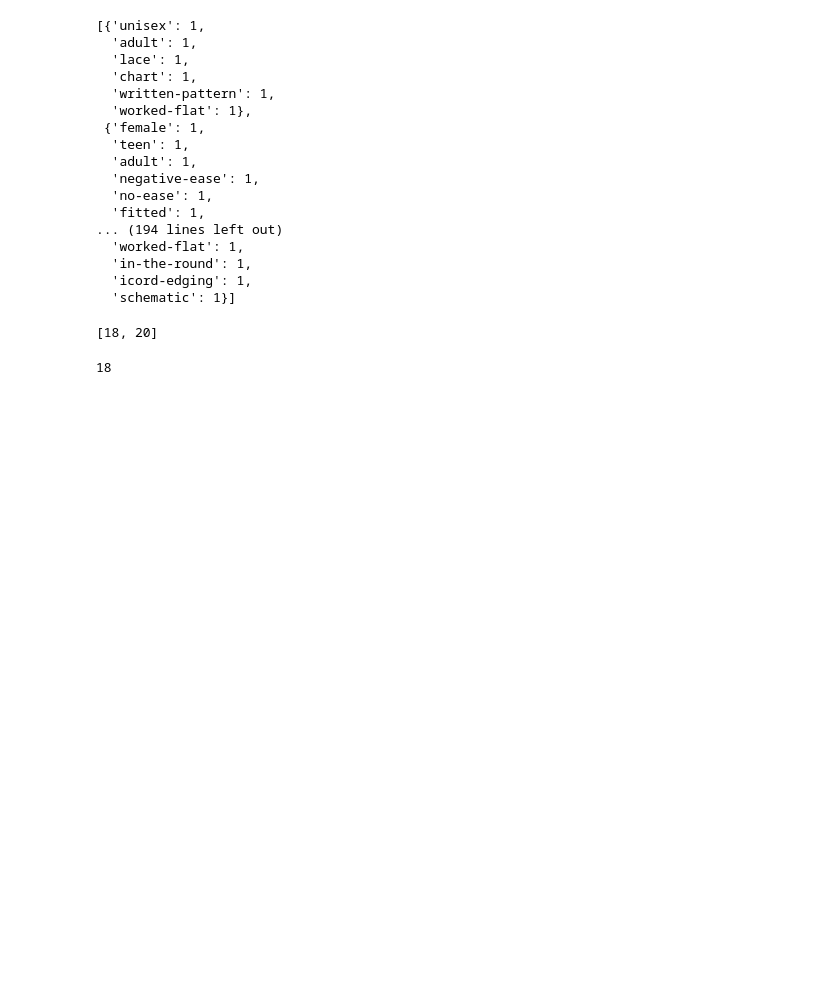
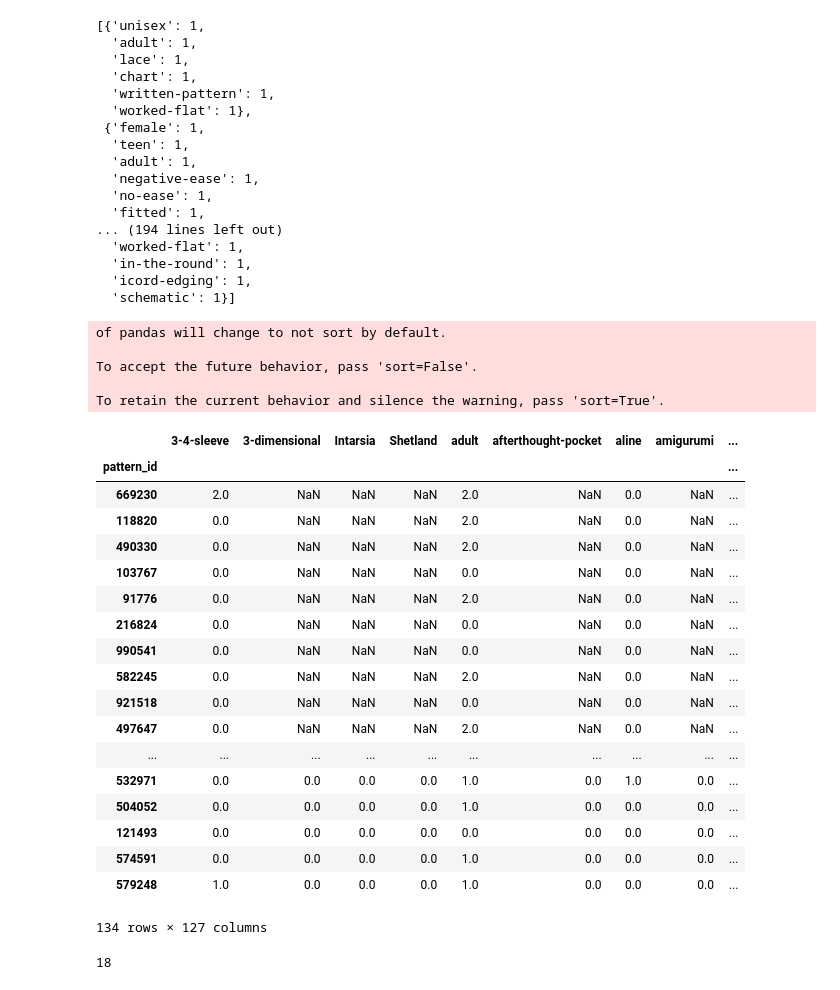
Before and after one commit to k-christensen/Ravelry, a Jupyter notebook: Ravelry_exp.ipynb, the cells around one changed output. Saved outputs shown, nothing was run; the diff lists cells and outputs as text; code cells hidden in the pictures; blank space fills up the shorter version.

```diff
--- a/Ravelry_exp.ipynb
+++ b/Ravelry_exp.ipynb
@@ -700,10 +700,14 @@ def proj_pattern_attr_to_count_df(pattern_list, attr_list):
 #     instead of each attr being one, like in the favs function, they're counted twice
     return df_attr
 
-def proj_and_fav_count_df(project_list, proj_attr, fav_list, fav_attr):
-    proj_df = proj_pattern_attr_to_count_df(project_list, proj_attr)
-    modified_fav_list = [pattern for pattern in fav_list if pattern not in project_list]
-    fav_df = fav_pattern_attr_to_count_df(modified_fav_list, fav_attr)
+def proj_and_fav_count_df(projects, favs):
+    project_code_list = list(projects.keys())
+    project_attr_list = list(projects.values())
+    proj_df = proj_pattern_attr_to_count_df(project_code_list,project_attr_list)
+    modified_favs = {k: v for k, v in favs.items() if k not in project_code_list}
+    fav_code_list = list(modified_favs.keys())
+    fav_attr_list = list(modified_favs.values())
+    fav_df = fav_pattern_attr_to_count_df(fav_code_list, fav_attr_list)
     proj_and_fav = pd.concat([proj_df, fav_df])
     return proj_and_fav
 # %%
@@ -712,17 +716,39 @@ def get_user_favs_and_projects(username):
     proj_list = get_project_list(username)
     checked_fav_list = problem_children(fav_list)
     checked_proj_list = problem_children(proj_list)
-    fav_attr = pattern_attr(checked_fav_list)
-    proj_attr = pattern_attr(checked_proj_list)
-#     issue: proj_attr returning attributes for 19 projects, checked proj list has 20????
-#     pf_df = proj_and_fav_count_df(checked_proj_list, proj_attr, checked_fav_list, fav_attr)
-    return [proj_attr, checked_proj_list]
+    favs = pattern_attr(checked_fav_list)
+    projs = pattern_attr(checked_proj_list)
+    pf_df = proj_and_fav_count_df(projs, favs)
+    return pf_df
-# %%
-proj = get_user_favs_and_projects('katec125')
-
-[len(proj[0]), len(proj[1])]
-# %% [output]
-[18, 20]
+# %%
+pf_df = get_user_favs_and_projects('katec125')
+
+pf_df
+# %% [output]
+of pandas will change to not sort by default.
+
+To accept the future behavior, pass 'sort=False'.
+
+To retain the current behavior and silence the warning, pass 'sort=True'.
+|  | 3-4-sleeve | 3-dimensional | Intarsia | Shetland | adult | afterthought-pocket | aline | amigurumi | ... |
+| pattern_id |  |  |  |  |  |  |  |  | ... |
+| 669230 | 2.0 | NaN | NaN | NaN | 2.0 | NaN | 0.0 | NaN | ... |
+| 118820 | 0.0 | NaN | NaN | NaN | 2.0 | NaN | 0.0 | NaN | ... |
+| 490330 | 0.0 | NaN | NaN | NaN | 2.0 | NaN | 0.0 | NaN | ... |
+| 103767 | 0.0 | NaN | NaN | NaN | 0.0 | NaN | 0.0 | NaN | ... |
+| 91776 | 0.0 | NaN | NaN | NaN | 2.0 | NaN | 0.0 | NaN | ... |
+| 216824 | 0.0 | NaN | NaN | NaN | 0.0 | NaN | 0.0 | NaN | ... |
+| 990541 | 0.0 | NaN | NaN | NaN | 0.0 | NaN | 0.0 | NaN | ... |
+| 582245 | 0.0 | NaN | NaN | NaN | 2.0 | NaN | 0.0 | NaN | ... |
+| 921518 | 0.0 | NaN | NaN | NaN | 0.0 | NaN | 0.0 | NaN | ... |
+| 497647 | 0.0 | NaN | NaN | NaN | 2.0 | NaN | 0.0 | NaN | ... |
+| ... | ... | ... | ... | ... | ... | ... | ... | ... | ... |
+| 532971 | 0.0 | 0.0 | 0.0 | 0.0 | 1.0 | 0.0 | 1.0 | 0.0 | ... |
+| 504052 | 0.0 | 0.0 | 0.0 | 0.0 | 1.0 | 0.0 | 0.0 | 0.0 | ... |
+| 121493 | 0.0 | 0.0 | 0.0 | 0.0 | 0.0 | 0.0 | 0.0 | 0.0 | ... |
+| 574591 | 0.0 | 0.0 | 0.0 | 0.0 | 1.0 | 0.0 | 0.0 | 0.0 | ... |
+| 579248 | 1.0 | 0.0 | 0.0 | 0.0 | 1.0 | 0.0 | 0.0 | 0.0 | ... |
+134 rows × 127 columns
 # %%
 list(proj[0].keys())
 # %% [output]
```
Also changed, not shown: 1 other file.
